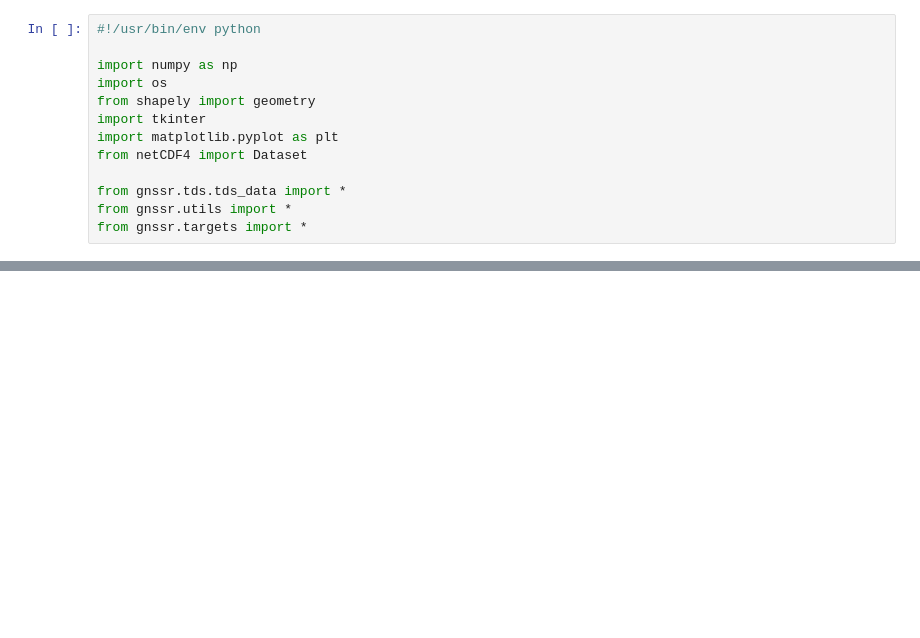
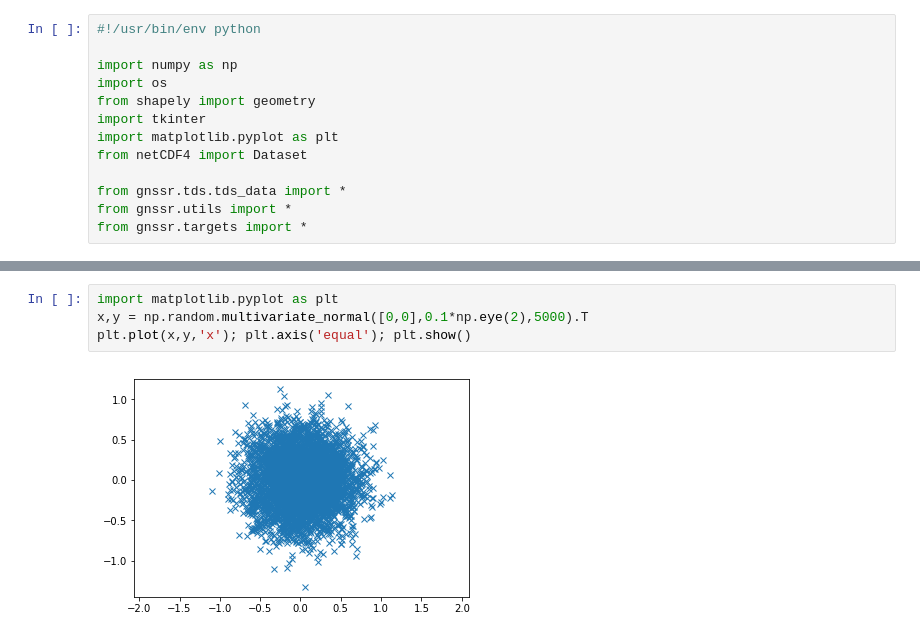
Before and after one commit to blasco/GNSS-R-DDM-Simulator, a Jupyter notebook: src/gnssr/tds/Untitled.ipynb, the cells around one changed output, grey strips where cells are left out. Drawn from its saved outputs; the diff is of its cells as text; blank space fills up the shorter version.

```diff
--- a/src/gnssr/tds/Untitled.ipynb
+++ b/src/gnssr/tds/Untitled.ipynb
@@ -163,0 +458,6 @@ array(15.91440582)
+# %%
+import matplotlib.pyplot as plt
+x,y = np.random.multivariate_normal([0,0],0.1*np.eye(2),5000).T
+plt.plot(x,y,'x'); plt.axis('equal'); plt.show()
+# %% [output]
+[figure, added]
```
Also changed, not shown: parts of 13 cells of this notebook, 16 other files.
